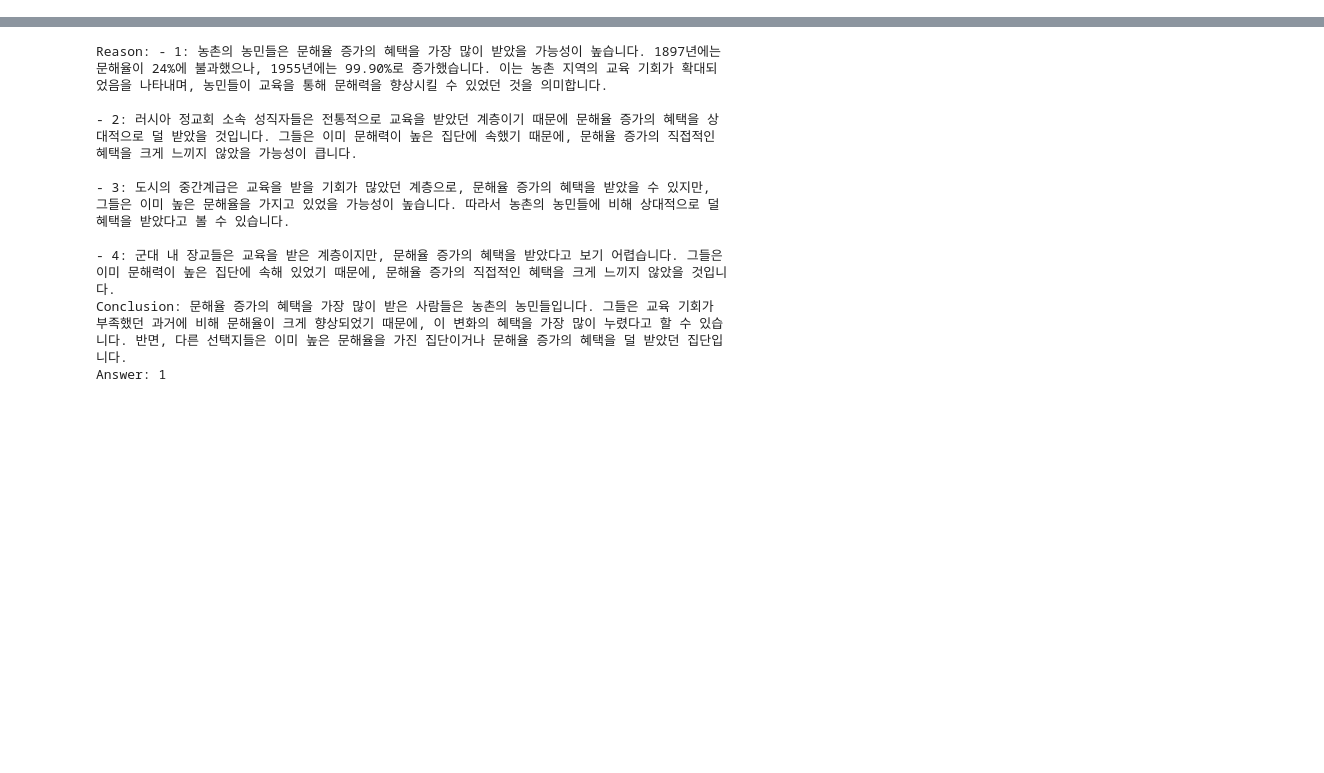
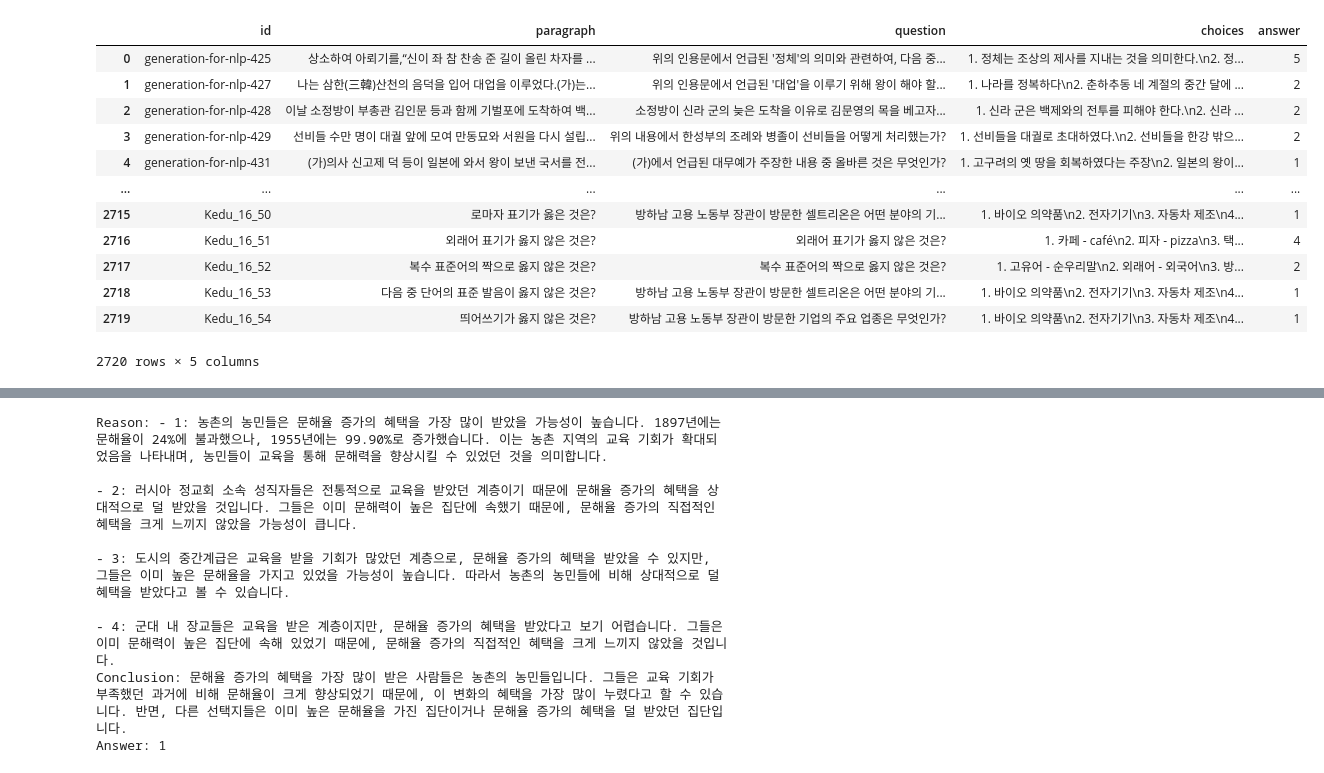
Before and after one commit to boostcampaitech7/level2-nlp-generationfornlp-nlp-10-lv3, a Jupyter notebook: EDA/eda2_gyeom.ipynb, the cells around one changed output, grey strips where cells are left out. Saved outputs shown, nothing was run; the diff lists cells and outputs as text; code cells hidden in the pictures; blank space fills up the shorter version.

```diff
--- a/EDA/eda2_gyeom.ipynb
+++ b/EDA/eda2_gyeom.ipynb
@@ -88,0 +138,21 @@ df
+# %%
+ag_result = ag_result.rename(columns={
+    'ag_question': 'question',
+    'ag_choices': 'choices',
+    'ag_answer': 'answer'
+})
+ag_result
+# %% [output]
+|  | id | paragraph | question | choices | answer |
+| 0 | generation-for-nlp-425 | 상소하여 아뢰기를,“신이 좌 참 찬송 준 길이 올린 차자를 ... | 위의 인용문에서 언급된 '정체'의 의미와 관련하여, 다음 중... | 1. 정체는 조상의 제사를 지내는 것을 의미한다.\n2. 정... | 5 |
+| 1 | generation-for-nlp-427 | 나는 삼한(三韓)산천의 음덕을 입어 대업을 이루었다.(가)는... | 위의 인용문에서 언급된 '대업'을 이루기 위해 왕이 해야 할... | 1. 나라를 정복하다\n2. 춘하추동 네 계절의 중간 달에 ... | 2 |
+| 2 | generation-for-nlp-428 | 이날 소정방이 부총관 김인문 등과 함께 기벌포에 도착하여 백... | 소정방이 신라 군의 늦은 도착을 이유로 김문영의 목을 베고자... | 1. 신라 군은 백제와의 전투를 피해야 한다.\n2. 신라 ... | 2 |
+| 3 | generation-for-nlp-429 | 선비들 수만 명이 대궐 앞에 모여 만동묘와 서원을 다시 설립... | 위의 내용에서 한성부의 조례와 병졸이 선비들을 어떻게 처리했는가? | 1. 선비들을 대궐로 초대하였다.\n2. 선비들을 한강 밖으... | 2 |
+| 4 | generation-for-nlp-431 | (가)의사 신고제 덕 등이 일본에 와서 왕이 보낸 국서를 전... | (가)에서 언급된 대무예가 주장한 내용 중 올바른 것은 무엇인가? | 1. 고구려의 옛 땅을 회복하였다는 주장\n2. 일본의 왕이... | 1 |
+| ... | ... | ... | ... | ... | ... |
+| 2715 | Kedu_16_50 | 로마자 표기가 옳은 것은? | 방하남 고용 노동부 장관이 방문한 셀트리온은 어떤 분야의 기... | 1. 바이오 의약품\n2. 전자기기\n3. 자동차 제조\n4... | 1 |
+| 2716 | Kedu_16_51 | 외래어 표기가 옳지 않은 것은? | 외래어 표기가 옳지 않은 것은? | 1. 카페 - café\n2. 피자 - pizza\n3. 택... | 4 |
+| 2717 | Kedu_16_52 | 복수 표준어의 짝으로 옳지 않은 것은? | 복수 표준어의 짝으로 옳지 않은 것은? | 1. 고유어 - 순우리말\n2. 외래어 - 외국어\n3. 방... | 2 |
+| 2718 | Kedu_16_53 | 다음 중 단어의 표준 발음이 옳지 않은 것은? | 방하남 고용 노동부 장관이 방문한 셀트리온은 어떤 분야의 기... | 1. 바이오 의약품\n2. 전자기기\n3. 자동차 제조\n4... | 1 |
+| 2719 | Kedu_16_54 | 띄어쓰기가 옳지 않은 것은? | 방하남 고용 노동부 장관이 방문한 기업의 주요 업종은 무엇인가? | 1. 바이오 의약품\n2. 전자기기\n3. 자동차 제조\n4... | 1 |
+2720 rows × 5 columns
```
Also changed, not shown: parts of 22 cells of this notebook.
